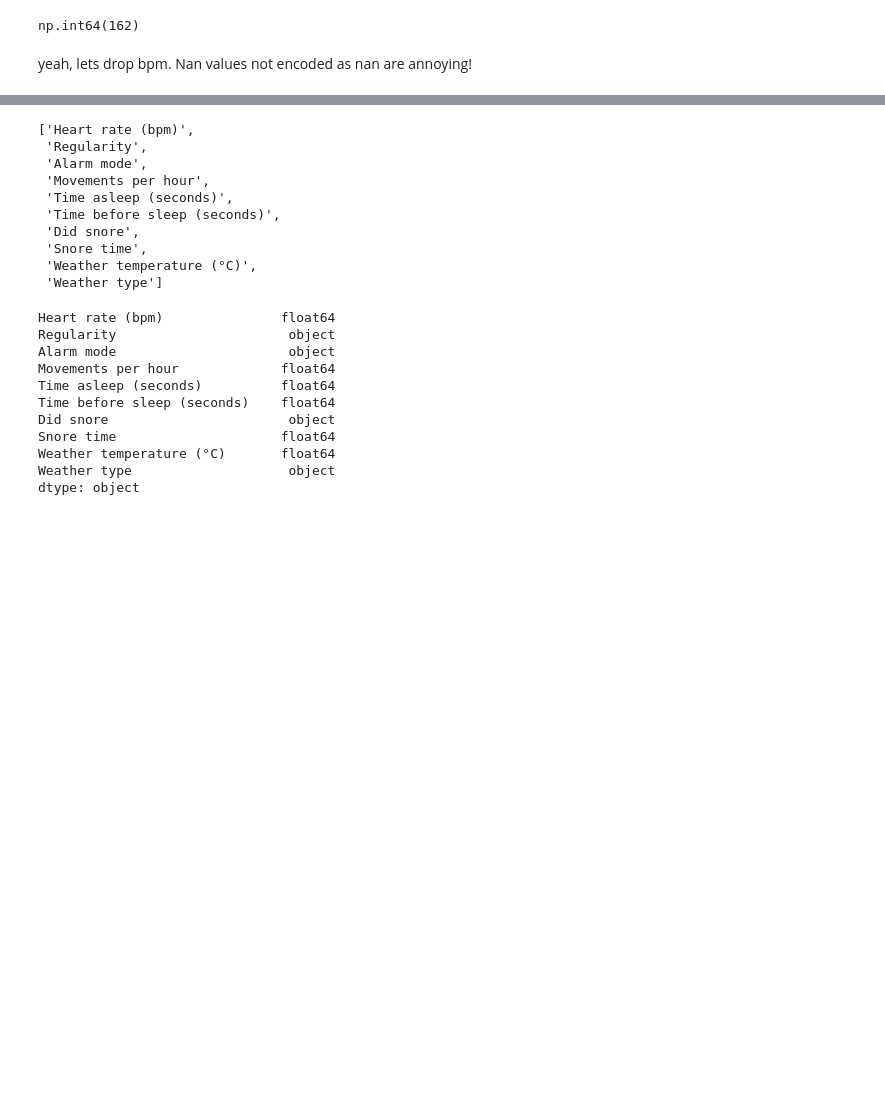
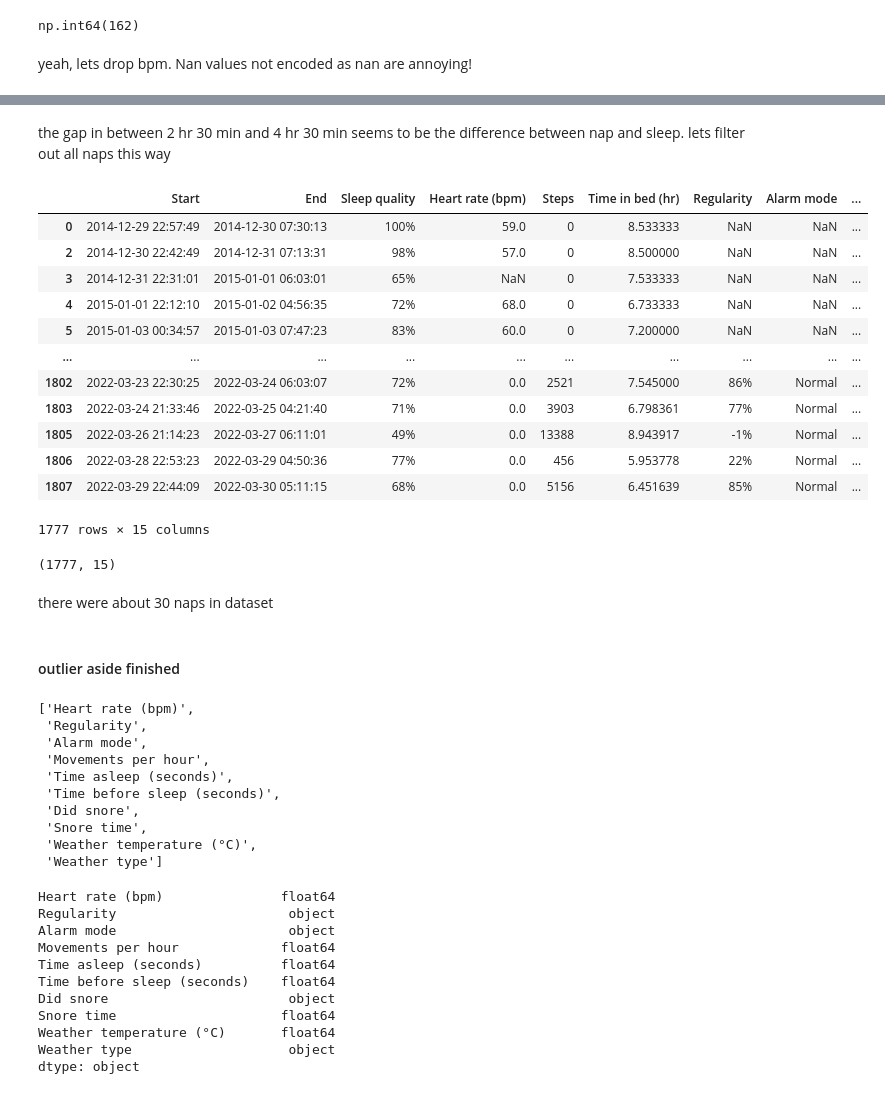
Before and after one commit to ricd99/endToEndML, a Jupyter notebook: notebooks/EDA.ipynb, the cells around one changed output, grey strips where cells are left out. Cells and saved outputs as stored; diff of their text form; code cells hidden in the pictures; blank space fills up the shorter version.

Commit message:
filtered out naps

```diff
--- a/notebooks/EDA.ipynb
+++ b/notebooks/EDA.ipynb
@@ -258,3 +251,30 @@ df.drop(columns=["Heart rate (bpm)"])
+# %% [markdown]
+the gap in between 2 hr 30 min and 4 hr 30 min seems to be the difference between nap and sleep. lets filter out all naps this way
+# %%
+df = df[df["Time in bed (hr)"] >= 3.5]
+df
+# %% [output]
+|  | Start | End | Sleep quality | Heart rate (bpm) | Steps | Time in bed (hr) | Regularity | Alarm mode | ... |
+| 0 | 2014-12-29 22:57:49 | 2014-12-30 07:30:13 | 100% | 59.0 | 0 | 8.533333 | NaN | NaN | ... |
+| 2 | 2014-12-30 22:42:49 | 2014-12-31 07:13:31 | 98% | 57.0 | 0 | 8.500000 | NaN | NaN | ... |
+| 3 | 2014-12-31 22:31:01 | 2015-01-01 06:03:01 | 65% | NaN | 0 | 7.533333 | NaN | NaN | ... |
+| 4 | 2015-01-01 22:12:10 | 2015-01-02 04:56:35 | 72% | 68.0 | 0 | 6.733333 | NaN | NaN | ... |
+| 5 | 2015-01-03 00:34:57 | 2015-01-03 07:47:23 | 83% | 60.0 | 0 | 7.200000 | NaN | NaN | ... |
+| ... | ... | ... | ... | ... | ... | ... | ... | ... | ... |
+| 1802 | 2022-03-23 22:30:25 | 2022-03-24 06:03:07 | 72% | 0.0 | 2521 | 7.545000 | 86% | Normal | ... |
+| 1803 | 2022-03-24 21:33:46 | 2022-03-25 04:21:40 | 71% | 0.0 | 3903 | 6.798361 | 77% | Normal | ... |
+| 1805 | 2022-03-26 21:14:23 | 2022-03-27 06:11:01 | 49% | 0.0 | 13388 | 8.943917 | -1% | Normal | ... |
+| 1806 | 2022-03-28 22:53:23 | 2022-03-29 04:50:36 | 77% | 0.0 | 456 | 5.953778 | 22% | Normal | ... |
+| 1807 | 2022-03-29 22:44:09 | 2022-03-30 05:11:15 | 68% | 0.0 | 5156 | 6.451639 | 85% | Normal | ... |
+1777 rows × 15 columns
+# %%
+df.shape
+# %% [output]
+(1777, 15)
+# %% [markdown]
+there were about 30 naps in dataset
+# %% [markdown]
+#### outlier aside finished
 # %%
 cols_with_nans = [x for x in df if df[x].isna().sum() > 0]
 cols_with_nans
```
Also changed, not shown: parts of 5 cells of this notebook.
